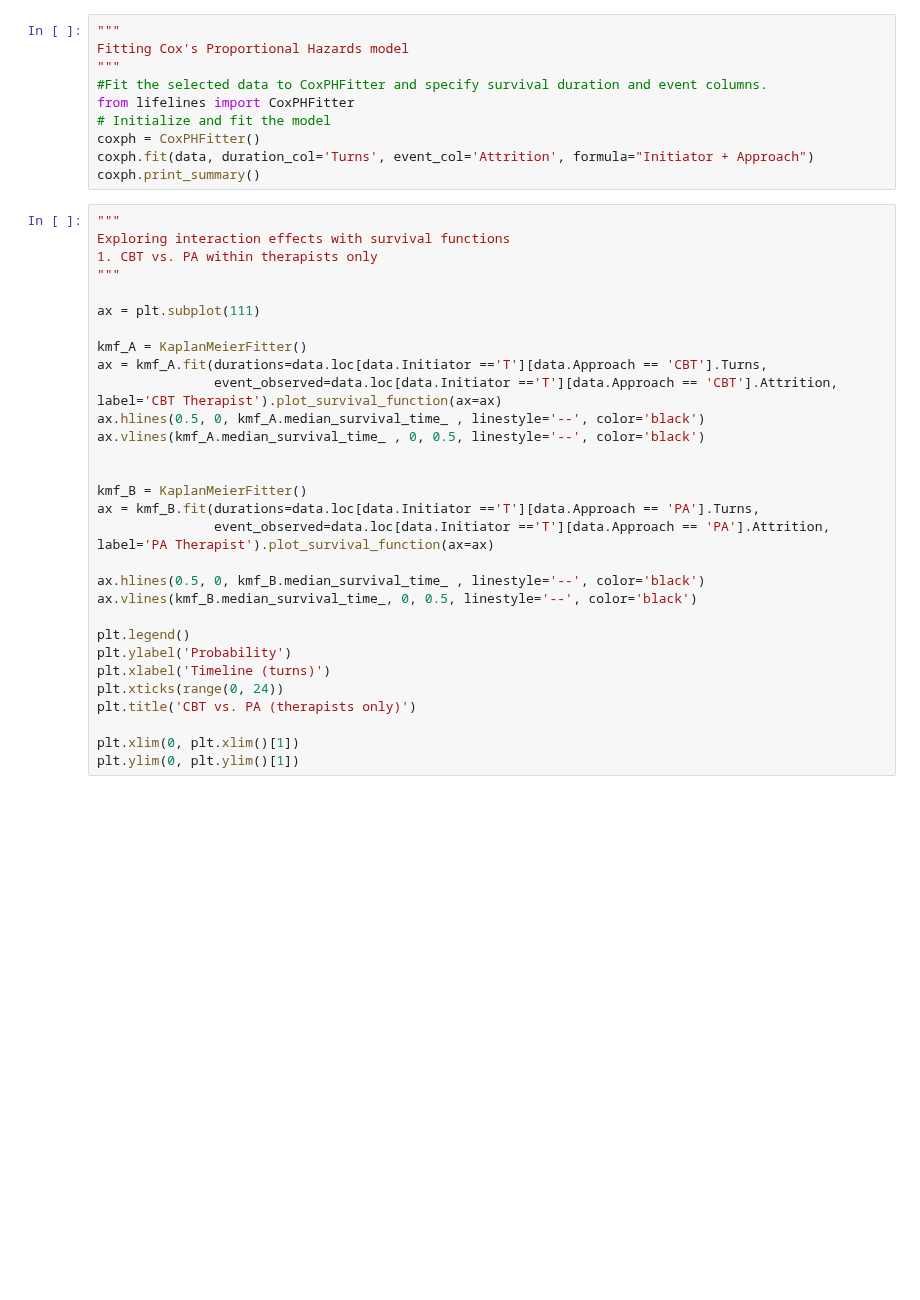
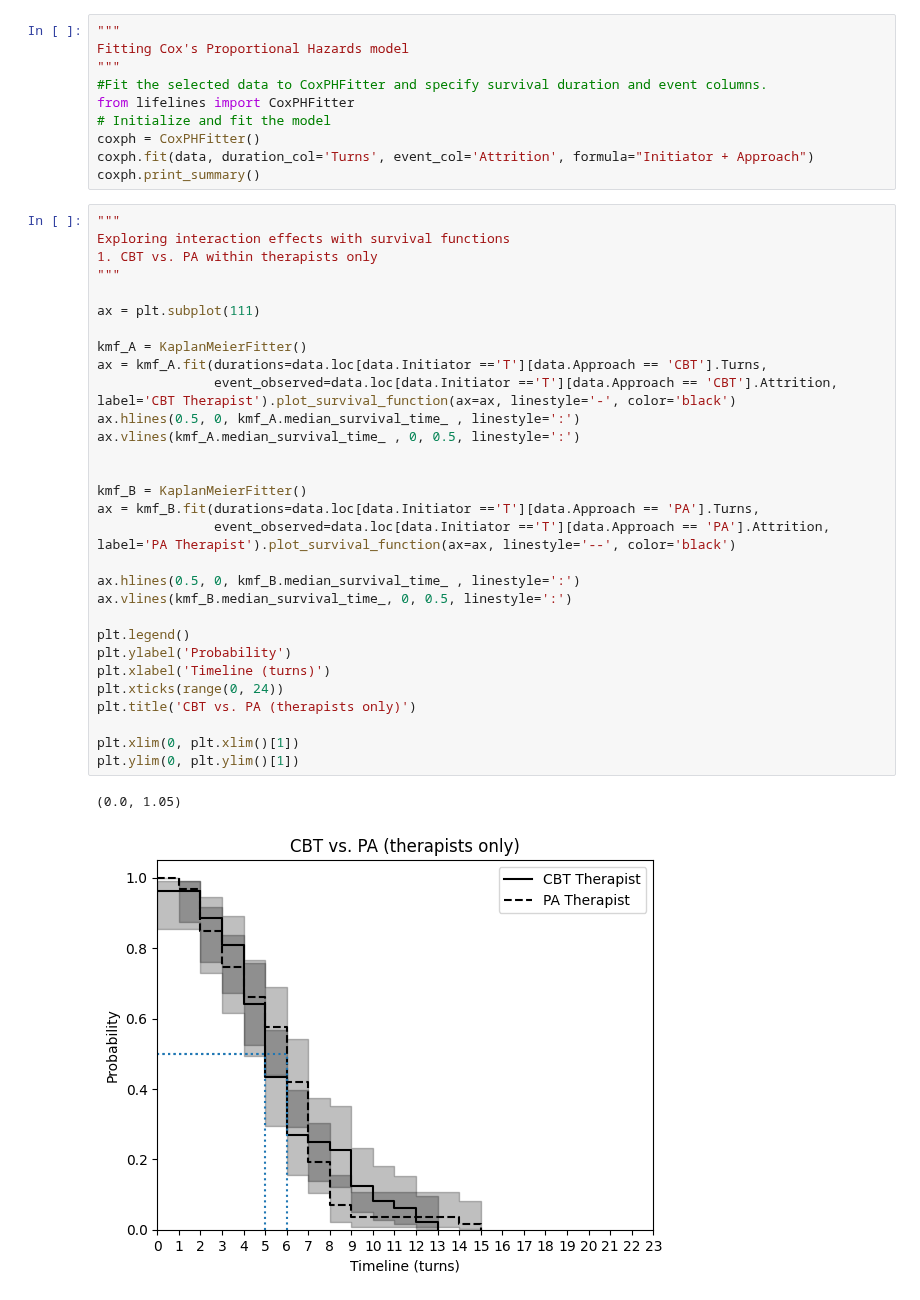
Before and after one commit to dennistay1981/Resources, a Jupyter notebook: Code and data in publications/Chapter: Data science approaches to metaphor and mental health/Data_science_approaches_to_mental_health.ipynb, the cells around one changed output. Saved outputs shown, nothing was run; the diff lists cells and outputs as text; blank space fills up the shorter version.

```diff
--- a/Code and data in publications/Chapter: Data science approaches to metaphor and mental health/Data_science_approaches_to_mental_health.ipynb
+++ b/Code and data in publications/Chapter: Data science approaches to metaphor and mental health/Data_science_approaches_to_mental_health.ipynb
@@ -229,33 +228,36 @@ coxph.print_summary()
 # %%
 """
 Exploring interaction effects with survival functions
 1. CBT vs. PA within therapists only
 """
 
 ax = plt.subplot(111)
 
 kmf_A = KaplanMeierFitter()
 ax = kmf_A.fit(durations=data.loc[data.Initiator =='T'][data.Approach == 'CBT'].Turns,
-               event_observed=data.loc[data.Initiator =='T'][data.Approach == 'CBT'].Attrition, label='CBT Therapist').plot_survival_function(ax=ax)
-ax.hlines(0.5, 0, kmf_A.median_survival_time_ , linestyle='--', color='black')
-ax.vlines(kmf_A.median_survival_time_ , 0, 0.5, linestyle='--', color='black')
+               event_observed=data.loc[data.Initiator =='T'][data.Approach == 'CBT'].Attrition, label='CBT Therapist').plot_survival_function(ax=ax, linestyle='-', color='black')
+ax.hlines(0.5, 0, kmf_A.median_survival_time_ , linestyle=':')
+ax.vlines(kmf_A.median_survival_time_ , 0, 0.5, linestyle=':')
 
 
 kmf_B = KaplanMeierFitter()
 ax = kmf_B.fit(durations=data.loc[data.Initiator =='T'][data.Approach == 'PA'].Turns,
-               event_observed=data.loc[data.Initiator =='T'][data.Approach == 'PA'].Attrition, label='PA Therapist').plot_survival_function(ax=ax)
+               event_observed=data.loc[data.Initiator =='T'][data.Approach == 'PA'].Attrition, label='PA Therapist').plot_survival_function(ax=ax, linestyle='--', color='black')
 
-ax.hlines(0.5, 0, kmf_B.median_survival_time_ , linestyle='--', color='black')
-ax.vlines(kmf_B.median_survival_time_, 0, 0.5, linestyle='--', color='black')
+ax.hlines(0.5, 0, kmf_B.median_survival_time_ , linestyle=':')
+ax.vlines(kmf_B.median_survival_time_, 0, 0.5, linestyle=':')
 
 plt.legend()
 plt.ylabel('Probability')
 plt.xlabel('Timeline (turns)')
 plt.xticks(range(0, 24))
 plt.title('CBT vs. PA (therapists only)')
 
 plt.xlim(0, plt.xlim()[1])
 plt.ylim(0, plt.ylim()[1])
+# %% [output]
+(0.0, 1.05)
+[figure, added]
 # %%
 """
 Exploring interaction effects with survival functions
```
Also changed, not shown: parts of 5 cells of this notebook.
